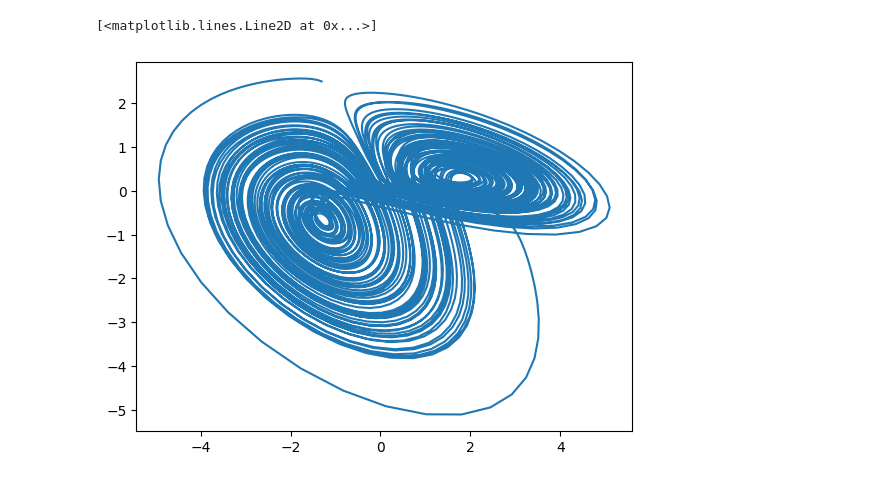
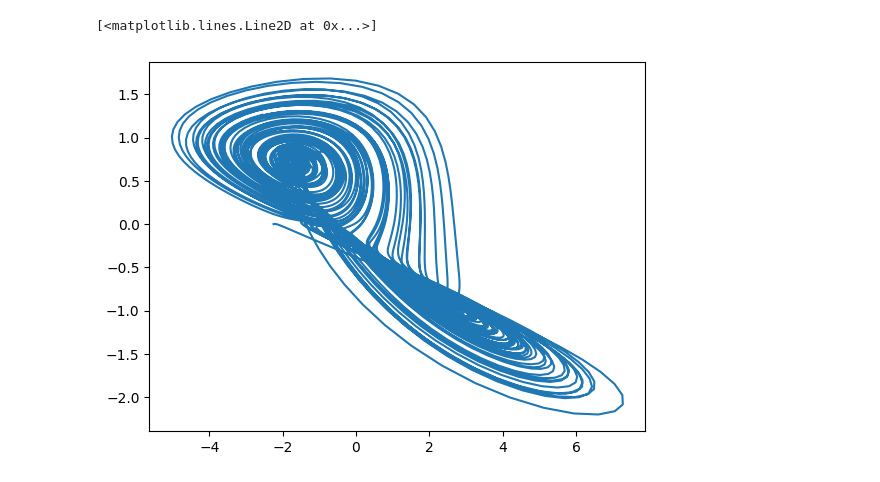
Before and after one commit to z7743/FlowDecomposition, a Jupyter notebook: notebooks/model_test.ipynb, the cells around one changed output. Drawn from its saved outputs; the diff is of its cells as text; code cells hidden in the pictures.

```diff
--- a/notebooks/model_test.ipynb
+++ b/notebooks/model_test.ipynb
@@ -43,12 +43,12 @@ X_mixed = (X_mixed - X_mixed.mean(axis=0))/X_mixed.std(axis=0)
 # Initialization parameters for FlowDecomposition.
 init_params = {
     "input_dim": 20,
-    "proj_dim": 2,
+    "proj_dim": 3,
     "n_components": 3,
     "num_delays": 0,
     "delay_step": 0,
-    "subtract_autocorr": True,
-    "device": "cpu",
+    "subtract_autocorr": False,
+    "device": "cuda",
     "optimizer": "Adagrad",
     "learning_rate": 0.1,
     "random_state": None
@@ -56,15 +56,16 @@ init_params = {
 
 # Fit parameters.
 fit_params = {
-    "sample_size": 120,
-    "library_size": 800,
-    "exclusion_rad": 40,
-    "time_intv": 80,
-    "num_epochs": 300,
+    "sample_size": 100,
+    "library_size": 600,
+    "exclusion_rad": 20,
+    "time_intv": 100,
+    "num_epochs": 500,
     "num_rand_samples": 32,
     "batch_size": 32,
-    "method": "nrst_nbrs",
-    "nbrs_num": 10,
+    "method": "knn",
+    "nbrs_num": 12,
+    "theta":5,
     "beta": 0,
     "optim_policy": "range",
     "mask_size": None
@@ -93,9 +94,9 @@ Epoch 300/300, Loss: 0.3908, ccm_loss: 0.3908, h_norm_loss: 0.7840
 # %%
 unmixed = fd.predict(X_mixed)
 # %%
-plt.plot(unmixed[:,2,0],unmixed[:,2,1])
+plt.plot(unmixed[:,2,0],unmixed[:,2,2])
 # %% [output]
 [<matplotlib.lines.Line2D at 0x...>]
-[figure, old version]
+[figure, new version]
 # %%
 plt.plot(unmixed[:,0,0])
```
Also changed, not shown: parts of 2 cells of this notebook, 2 other files.
